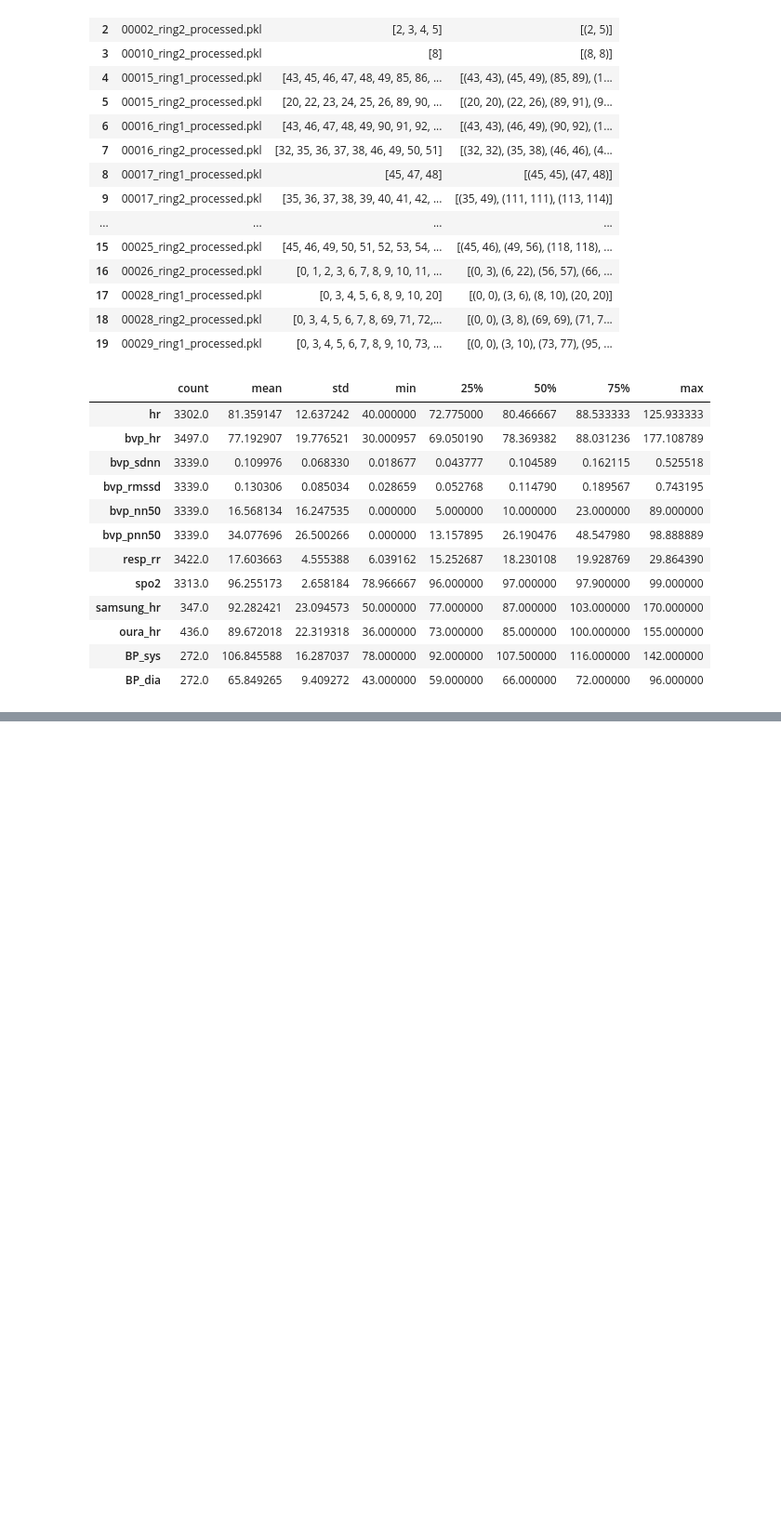
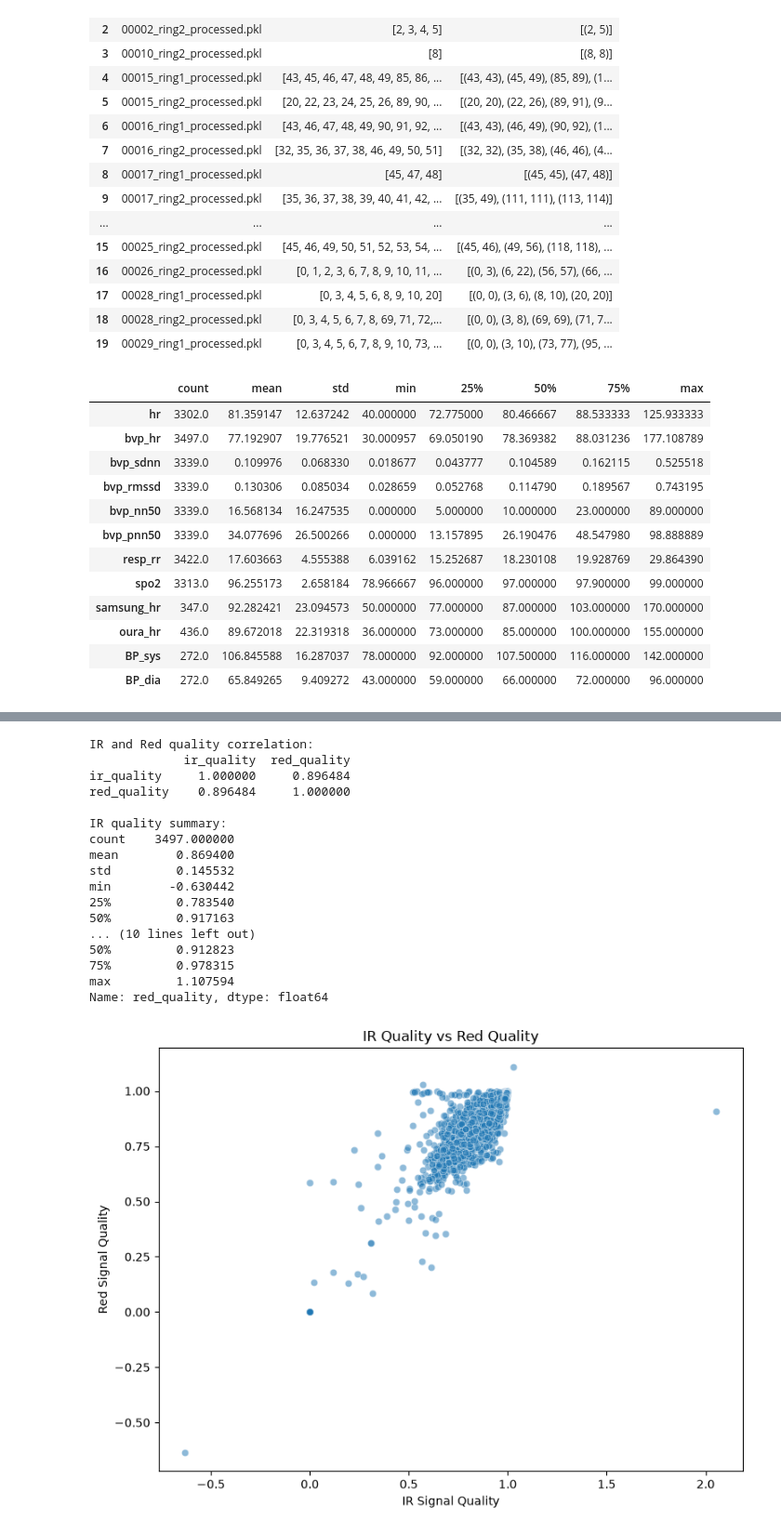
Before and after one commit to ridhii-singhh/Healthcare-Data-Preprocessing, a Jupyter notebook: notebooks/01_Data_Understanding.ipynb, the cells around one changed output, grey strips where cells are left out. Shown at 93% size. Saved outputs shown, nothing was run; the diff lists cells and outputs as text; code cells hidden in the pictures; blank space fills up the shorter version.

```diff
--- a/notebooks/01_Data_Understanding.ipynb
+++ b/notebooks/01_Data_Understanding.ipynb
@@ -1066,0 +1554,49 @@ display(measurements_df[numeric_columns].describe().T)
+# %%
+
+# Compare IR and Red signal quality
+
+print("IR and Red quality correlation:")
+print(
+    signal_audit_df[["ir_quality", "red_quality"]].corr()
+)
+
+print("\nIR quality summary:")
+print(signal_audit_df["ir_quality"].describe())
+
+print("\nRed quality summary:")
+print(signal_audit_df["red_quality"].describe())
+
+# Scatter plot
+plt.figure(figsize=(8, 6))
+
+sns.scatterplot(
+    data=signal_audit_df,
+    x="ir_quality",
+    y="red_quality",
+    alpha=0.5
+)
+
+plt.title("IR Quality vs Red Quality")
+plt.xlabel("IR Signal Quality")
+plt.ylabel("Red Signal Quality")
+plt.tight_layout()
+plt.show()
+# %% [output]
+IR and Red quality correlation:
+             ir_quality  red_quality
+ir_quality     1.000000     0.896484
+red_quality    0.896484     1.000000
+
+IR quality summary:
+count    3497.000000
+mean        0.869400
+std         0.145532
+min        -0.630442
+25%         0.783540
+50%         0.917163
+... (10 lines left out)
+50%         0.912823
+75%         0.978315
+max         1.107594
+Name: red_quality, dtype: float64
+[figure, added]
```
Also changed, not shown: parts of 34 cells of this notebook, 4 other files.
